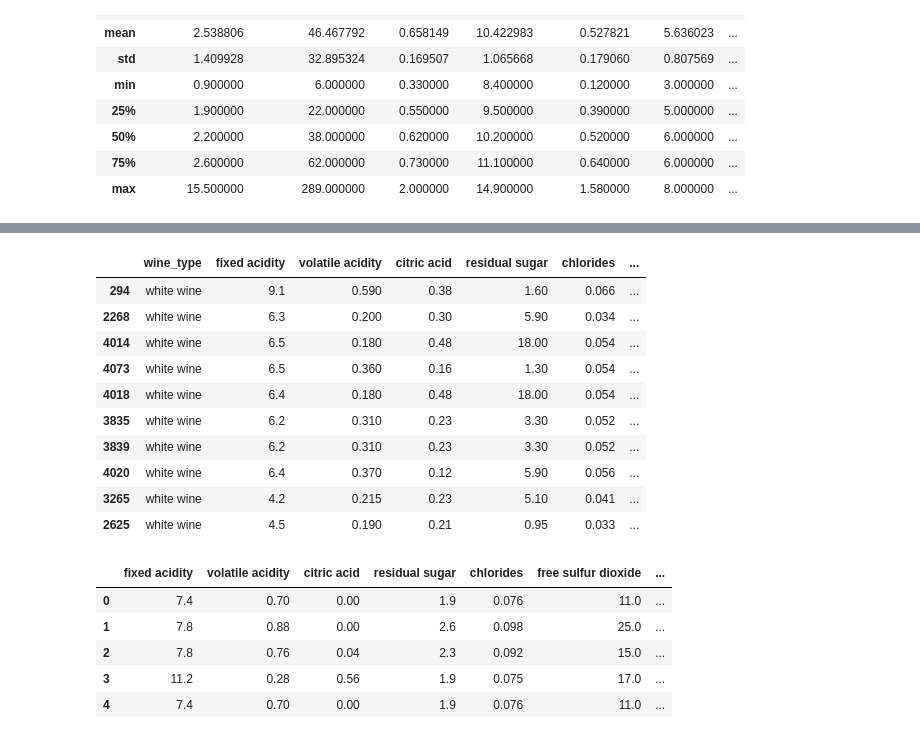
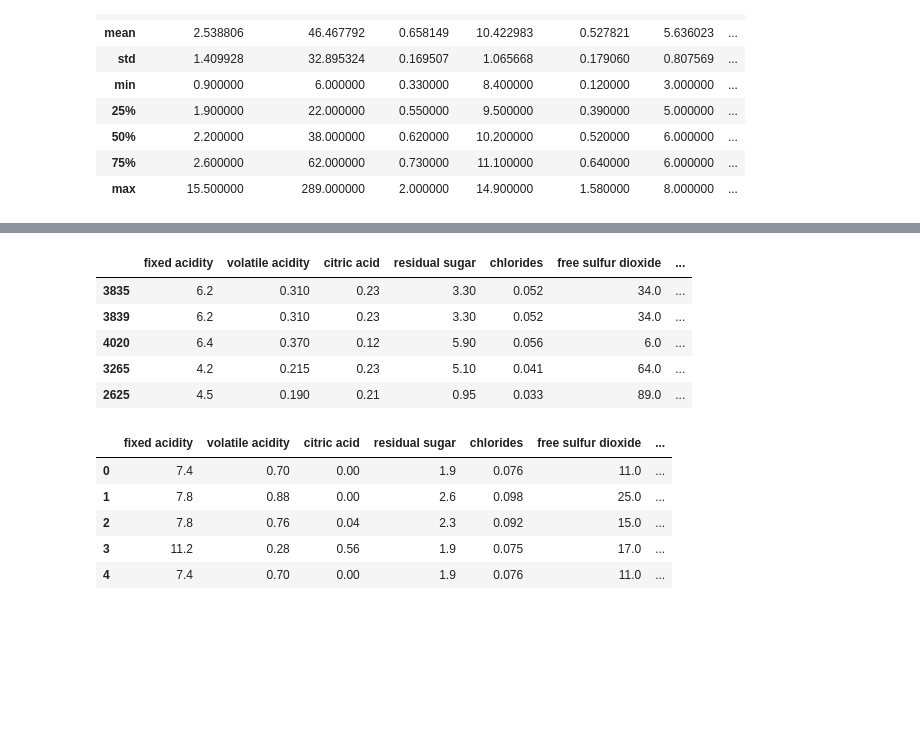
Before and after one commit to novik2713/CAB_Winery_Project, a Jupyter notebook: project2.ipynb, the cells around one changed output, grey strips where cells are left out. Saved outputs shown, nothing was run; the diff lists cells and outputs as text; code cells hidden in the pictures; blank space fills up the shorter version.

```diff
--- a/project2.ipynb
+++ b/project2.ipynb
@@ -124,17 +124,12 @@ white_wine_highsugar.sort_values(by='total sulfur dioxide', ascending=False).hea
 # %%
-white_wine.sort_values(by='alcohol', ascending=False).tail(10)
+white_wine.sort_values(by='alcohol', ascending=False).tail()
 # %% [output]
-|  | wine_type | fixed acidity | volatile acidity | citric acid | residual sugar | chlorides | ... |
-| 294 | white wine | 9.1 | 0.590 | 0.38 | 1.60 | 0.066 | ... |
-| 2268 | white wine | 6.3 | 0.200 | 0.30 | 5.90 | 0.034 | ... |
-| 4014 | white wine | 6.5 | 0.180 | 0.48 | 18.00 | 0.054 | ... |
-| 4073 | white wine | 6.5 | 0.360 | 0.16 | 1.30 | 0.054 | ... |
-| 4018 | white wine | 6.4 | 0.180 | 0.48 | 18.00 | 0.054 | ... |
-| 3835 | white wine | 6.2 | 0.310 | 0.23 | 3.30 | 0.052 | ... |
-| 3839 | white wine | 6.2 | 0.310 | 0.23 | 3.30 | 0.052 | ... |
-| 4020 | white wine | 6.4 | 0.370 | 0.12 | 5.90 | 0.056 | ... |
-| 3265 | white wine | 4.2 | 0.215 | 0.23 | 5.10 | 0.041 | ... |
-| 2625 | white wine | 4.5 | 0.190 | 0.21 | 0.95 | 0.033 | ... |
+|  | fixed acidity | volatile acidity | citric acid | residual sugar | chlorides | free sulfur dioxide | ... |
+| 3835 | 6.2 | 0.310 | 0.23 | 3.30 | 0.052 | 34.0 | ... |
+| 3839 | 6.2 | 0.310 | 0.23 | 3.30 | 0.052 | 34.0 | ... |
+| 4020 | 6.4 | 0.370 | 0.12 | 5.90 | 0.056 | 6.0 | ... |
+| 3265 | 4.2 | 0.215 | 0.23 | 5.10 | 0.041 | 64.0 | ... |
+| 2625 | 4.5 | 0.190 | 0.21 | 0.95 | 0.033 | 89.0 | ... |
 # %%
 #marking outliers red_wine
 red_wine['outliers'] = np.nan
```
Also changed, not shown: parts of 12 cells of this notebook.
